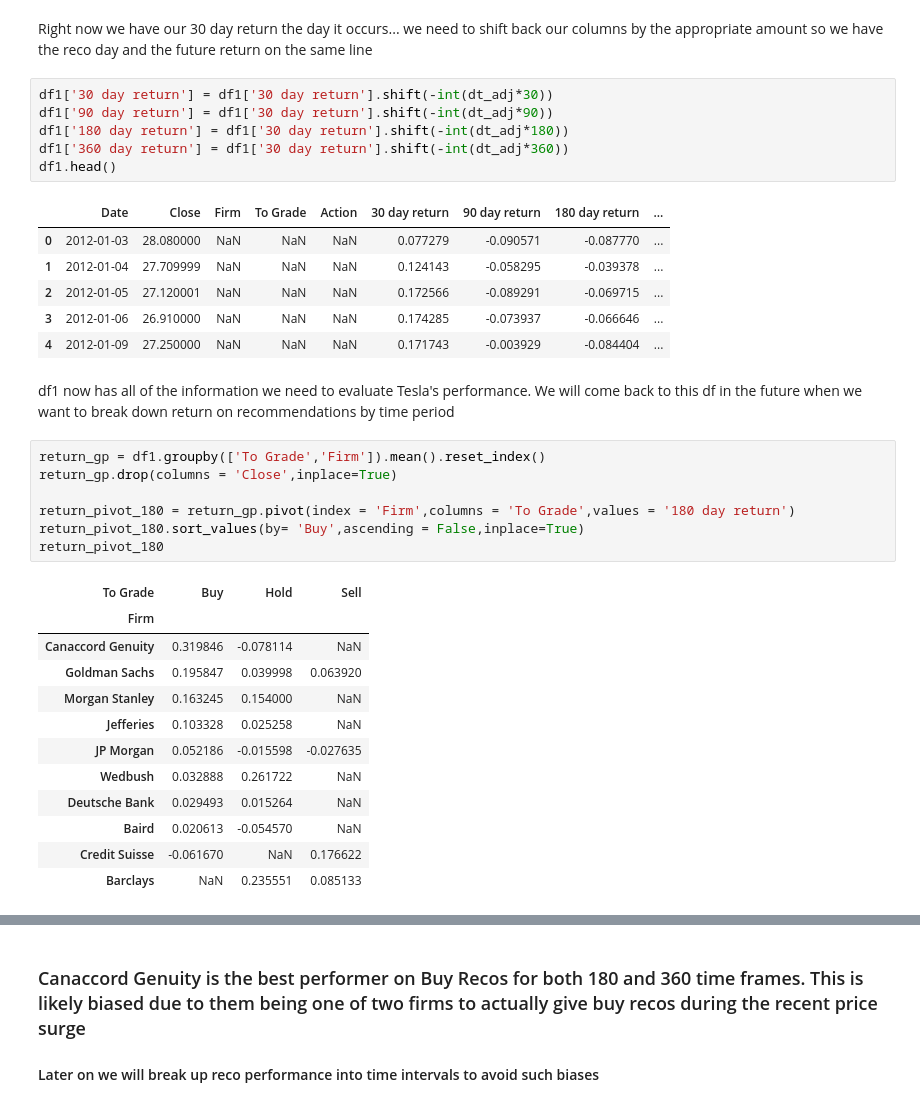
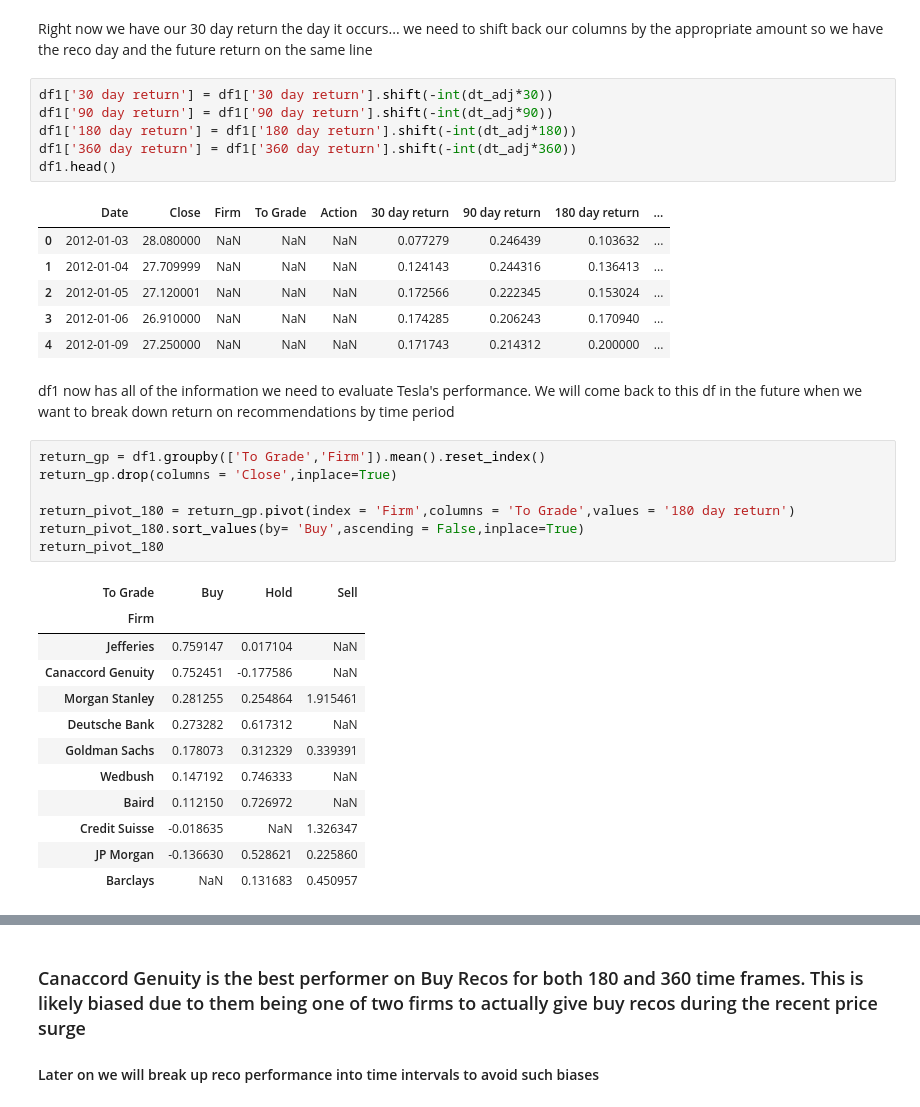
Before and after one commit to candrasc/Equity_Analyst_Evaluator, a Jupyter notebook: TSLA Analysts Recommendation Analysis.ipynb, the cells around one changed output, grey strips where cells are left out. Saved outputs shown, nothing was run; the diff lists cells and outputs as text.

```diff
--- a/TSLA Analysts Recommendation Analysis.ipynb
+++ b/TSLA Analysts Recommendation Analysis.ipynb
@@ -265,17 +265,17 @@ df1.drop(columns = ['Open','High','Low','Adj Close','Volume','From Grade'],inpla
 Right now we have our 30 day return the day it occurs... we need to shift back our columns by the appropriate amount so we have the reco day and the future return on the same line
 # %%
 df1['30 day return'] = df1['30 day return'].shift(-int(dt_adj*30))
-df1['90 day return'] = df1['30 day return'].shift(-int(dt_adj*90))
-df1['180 day return'] = df1['30 day return'].shift(-int(dt_adj*180))
-df1['360 day return'] = df1['30 day return'].shift(-int(dt_adj*360))
+df1['90 day return'] = df1['90 day return'].shift(-int(dt_adj*90))
+df1['180 day return'] = df1['180 day return'].shift(-int(dt_adj*180))
+df1['360 day return'] = df1['360 day return'].shift(-int(dt_adj*360))
 df1.head()
 # %% [output]
 |  | Date | Close | Firm | To Grade | Action | 30 day return | 90 day return | 180 day return | ... |
-| 0 | 2012-01-03 | 28.080000 | NaN | NaN | NaN | 0.077279 | -0.090571 | -0.087770 | ... |
-| 1 | 2012-01-04 | 27.709999 | NaN | NaN | NaN | 0.124143 | -0.058295 | -0.039378 | ... |
-| 2 | 2012-01-05 | 27.120001 | NaN | NaN | NaN | 0.172566 | -0.089291 | -0.069715 | ... |
-| 3 | 2012-01-06 | 26.910000 | NaN | NaN | NaN | 0.174285 | -0.073937 | -0.066646 | ... |
-| 4 | 2012-01-09 | 27.250000 | NaN | NaN | NaN | 0.171743 | -0.003929 | -0.084404 | ... |
+| 0 | 2012-01-03 | 28.080000 | NaN | NaN | NaN | 0.077279 | 0.246439 | 0.103632 | ... |
+| 1 | 2012-01-04 | 27.709999 | NaN | NaN | NaN | 0.124143 | 0.244316 | 0.136413 | ... |
+| 2 | 2012-01-05 | 27.120001 | NaN | NaN | NaN | 0.172566 | 0.222345 | 0.153024 | ... |
+| 3 | 2012-01-06 | 26.910000 | NaN | NaN | NaN | 0.174285 | 0.206243 | 0.170940 | ... |
+| 4 | 2012-01-09 | 27.250000 | NaN | NaN | NaN | 0.171743 | 0.214312 | 0.200000 | ... |
 # %% [markdown]
 df1 now has all of the information we need to evaluate Tesla's performance. We will come back to this df in the future when we want to break down return on recommendations by time period
 # %%
@@ -288,16 +288,16 @@ return_pivot_180
 # %% [output]
 | To Grade | Buy | Hold | Sell |
 | Firm |  |  |  |
-| Canaccord Genuity | 0.319846 | -0.078114 | NaN |
-| Goldman Sachs | 0.195847 | 0.039998 | 0.063920 |
-| Morgan Stanley | 0.163245 | 0.154000 | NaN |
-| Jefferies | 0.103328 | 0.025258 | NaN |
-| JP Morgan | 0.052186 | -0.015598 | -0.027635 |
-| Wedbush | 0.032888 | 0.261722 | NaN |
-| Deutsche Bank | 0.029493 | 0.015264 | NaN |
-| Baird | 0.020613 | -0.054570 | NaN |
-| Credit Suisse | -0.061670 | NaN | 0.176622 |
-| Barclays | NaN | 0.235551 | 0.085133 |
+| Jefferies | 0.759147 | 0.017104 | NaN |
+| Canaccord Genuity | 0.752451 | -0.177586 | NaN |
+| Morgan Stanley | 0.281255 | 0.254864 | 1.915461 |
+| Deutsche Bank | 0.273282 | 0.617312 | NaN |
+| Goldman Sachs | 0.178073 | 0.312329 | 0.339391 |
+| Wedbush | 0.147192 | 0.746333 | NaN |
+| Baird | 0.112150 | 0.726972 | NaN |
+| Credit Suisse | -0.018635 | NaN | 1.326347 |
+| JP Morgan | -0.136630 | 0.528621 | 0.225860 |
+| Barclays | NaN | 0.131683 | 0.450957 |
 # %%
 return_pivot_360 = return_gp.pivot(index = 'Firm',columns = 'To Grade',values = '360 day return')
 return_pivot_360.sort_values(by= 'Buy',ascending = False,inplace=True)
```
Also changed, not shown: parts of 11 cells of this notebook.
